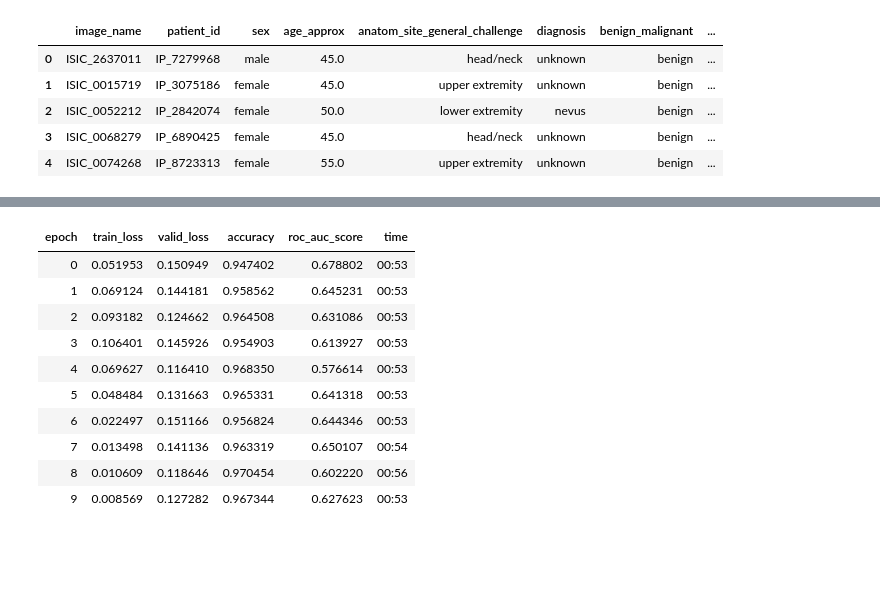
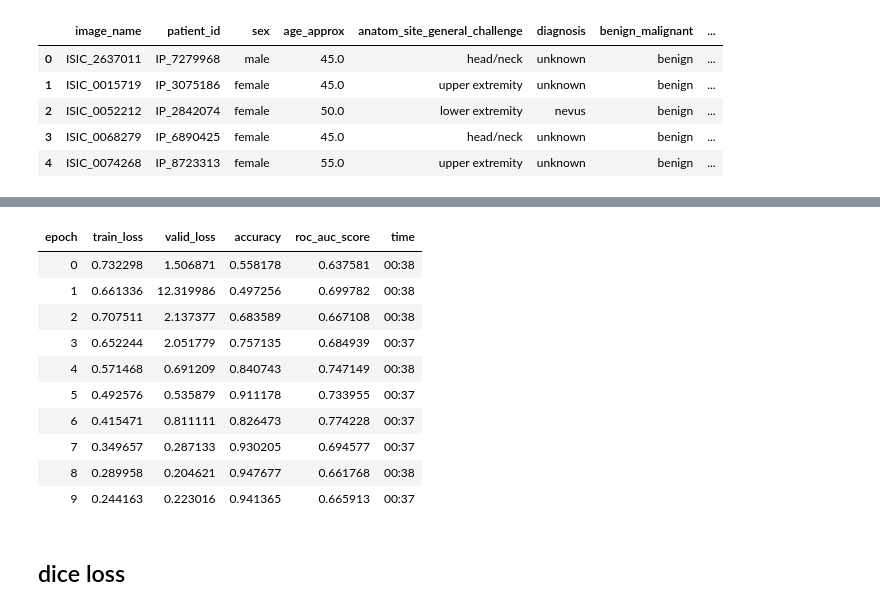
Before and after one commit to nithish08/melanoma-classification, a Jupyter notebook: Resnet.ipynb, the cells around one changed output, grey strips where cells are left out. Saved outputs shown, nothing was run; the diff lists cells and outputs as text; code cells hidden in the pictures; blank space fills up the shorter version.

```diff
--- a/Resnet.ipynb
+++ b/Resnet.ipynb
@@ -32,7 +34,7 @@ y_train, y_test = train_test_split(df.target, random_state=42,
 
 train_pos_indexes = y_train[y_train==1].index
 
-train_neg_indexes = np.random.choice(y_train[y_train==0].index,3840)
+train_neg_indexes = np.random.choice(y_train[y_train==0].index,384*5)
 
 df['purpose'] = np.nan
 
@@ -54,3 +56,4 @@ dblock = DataBlock((ImageBlock, CategoryBlock),
 
 
 dls = dblock.dataloaders(df,bs=32, num_workers = 0)
+dls_large = dblock.dataloaders(df,bs=256, num_workers = 0)
@@ -95,0 +146,3 @@ learn.fit_one_cycle(5,slice(3e-5,3e-4))
+# %%
+learn = cnn_learner(dls_large, resnet18,metrics = [accuracy, RocAuc()],
+                   loss=FocalLoss(gamma=2, alpha = [1,10]) )
@@ -95,0 +155,2 @@ learn.fit_one_cycle(5,slice(3e-5,3e-4))
+# %%
+learn.fit_one_cycle(6, 1e-3)
@@ -96,14 +173,16 @@ learn.fit_one_cycle(5,slice(3e-5,3e-4))
 # %%
-learn.fit_one_cycle(10,slice(3e-5,3e-4))
+learn.fit_one_cycle(10, slice(1e-4, 6e-2))
 # %% [output]
 | epoch | train_loss | valid_loss | accuracy | roc_auc_score | time |
-| 0 | 0.051953 | 0.150949 | 0.947402 | 0.678802 | 00:53 |
-| 1 | 0.069124 | 0.144181 | 0.958562 | 0.645231 | 00:53 |
-| 2 | 0.093182 | 0.124662 | 0.964508 | 0.631086 | 00:53 |
-| 3 | 0.106401 | 0.145926 | 0.954903 | 0.613927 | 00:53 |
-| 4 | 0.069627 | 0.116410 | 0.968350 | 0.576614 | 00:53 |
-| 5 | 0.048484 | 0.131663 | 0.965331 | 0.641318 | 00:53 |
-| 6 | 0.022497 | 0.151166 | 0.956824 | 0.644346 | 00:53 |
-| 7 | 0.013498 | 0.141136 | 0.963319 | 0.650107 | 00:54 |
-| 8 | 0.010609 | 0.118646 | 0.970454 | 0.602220 | 00:56 |
-| 9 | 0.008569 | 0.127282 | 0.967344 | 0.627623 | 00:53 |
+| 0 | 0.732298 | 1.506871 | 0.558178 | 0.637581 | 00:38 |
+| 1 | 0.661336 | 12.319986 | 0.497256 | 0.699782 | 00:38 |
+| 2 | 0.707511 | 2.137377 | 0.683589 | 0.667108 | 00:38 |
+| 3 | 0.652244 | 2.051779 | 0.757135 | 0.684939 | 00:37 |
+| 4 | 0.571468 | 0.691209 | 0.840743 | 0.747149 | 00:38 |
+| 5 | 0.492576 | 0.535879 | 0.911178 | 0.733955 | 00:37 |
+| 6 | 0.415471 | 0.811111 | 0.826473 | 0.774228 | 00:37 |
+| 7 | 0.349657 | 0.287133 | 0.930205 | 0.694577 | 00:37 |
+| 8 | 0.289958 | 0.204621 | 0.947677 | 0.661768 | 00:38 |
+| 9 | 0.244163 | 0.223016 | 0.941365 | 0.665913 | 00:37 |
+# %% [markdown]
+## dice loss
```
Also changed, not shown: parts of 36 cells of this notebook, 5 other files.
